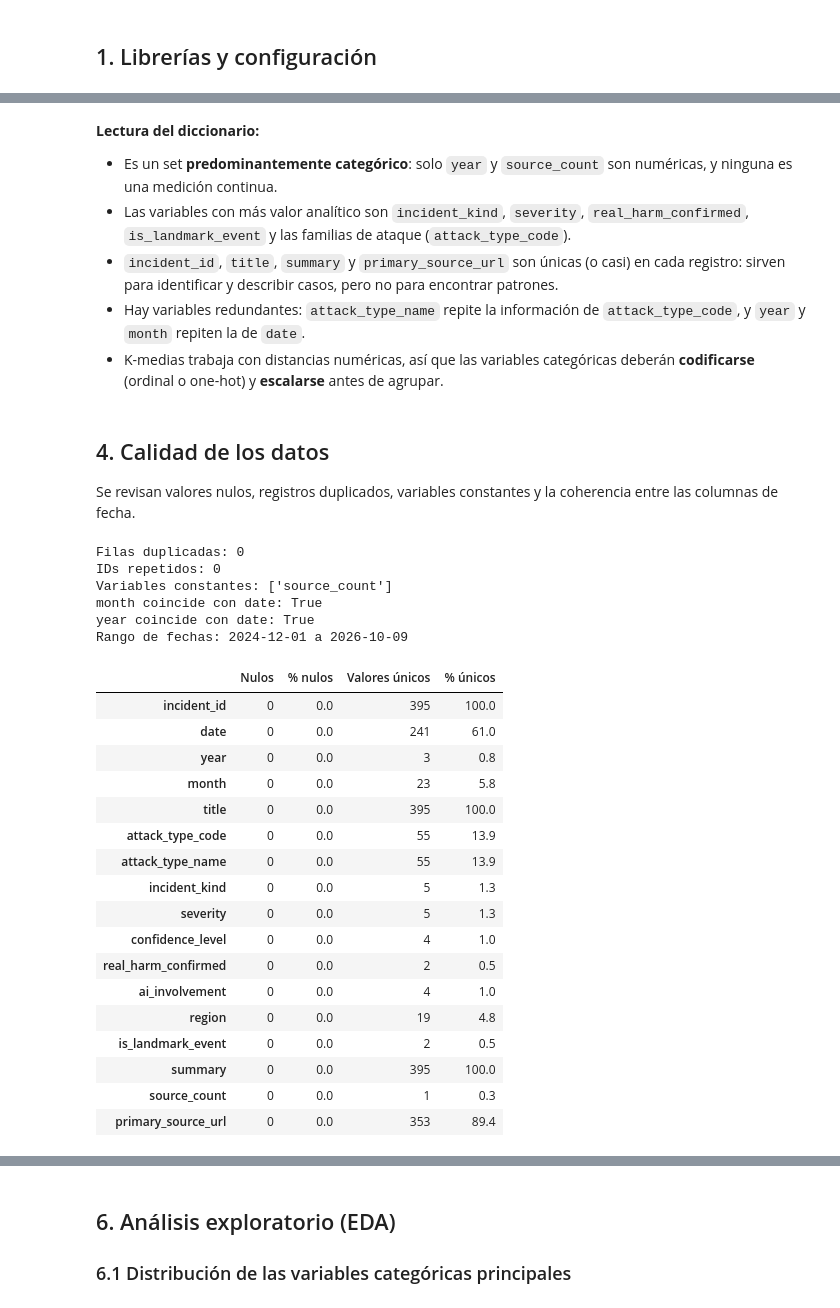
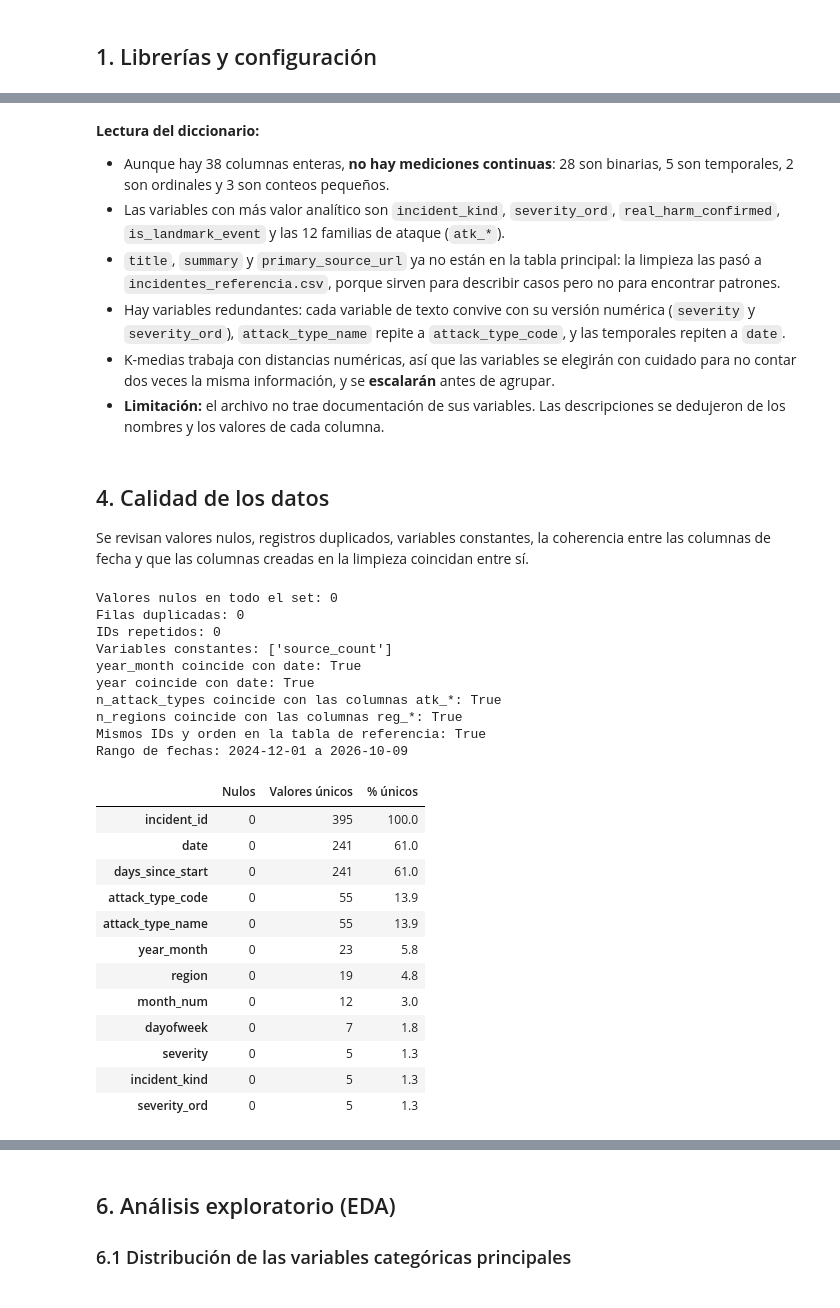
Before and after one commit to jeriel169017-a11y/Mineria-1, a Jupyter notebook: 01_Diccionario_EDA_Incidentes_IA.ipynb, the cells around one changed output, grey strips where cells are left out. Drawn from its saved outputs; the diff is of its cells as text; code cells hidden in the pictures.

```diff
--- a/01_Diccionario_EDA_Incidentes_IA.ipynb
+++ b/01_Diccionario_EDA_Incidentes_IA.ipynb
@@ -21,7 +23,7 @@ import pandas as pd
 import matplotlib.pyplot as plt
 import seaborn as sns
 
-pd.set_option("display.max_columns", 50)
+pd.set_option("display.max_columns", 60)
 pd.set_option("display.max_colwidth", 90)
 sns.set_theme(style="whitegrid", palette="deep")
 plt.rcParams["figure.dpi"] = 100
@@ -32,5 +37,7 @@ Cada fila del archivo es un **incidente, investigación, política o reporte rel
 # %%
-df = pd.read_csv("ai_agent_incidents.csv")
-print(f"Registros: {df.shape[0]}  |  Variables: {df.shape[1]}")
+df = pd.read_csv("incidentes_limpio.csv")
+referencia = pd.read_csv("incidentes_referencia.csv")
+print(f"Datos limpios: {df.shape[0]} registros y {df.shape[1]} variables")
+print(f"Referencia: {referencia.shape[0]} registros y {referencia.shape[1]} variables")
 df.head()
 # %% [output]
@@ -150,54 +186,60 @@ diccionario["Tipo estadístico"].value_counts().to_frame("Cantidad de variables"
 # %% [markdown]
 **Lectura del diccionario:**
 
-- Es un set **predominantemente categórico**: solo `year` y `source_count` son numéricas, y ninguna es una medición continua.
-- Las variables con más valor analítico son `incident_kind`, `severity`, `real_harm_confirmed`, `is_landmark_event` y las familias de ataque (`attack_type_code`).
-- `incident_id`, `title`, `summary` y `primary_source_url` son únicas (o casi) en cada registro: sirven para identificar y describir casos, pero no para encontrar patrones.
-- Hay variables redundantes: `attack_type_name` repite la información de `attack_type_code`, y `year` y `month` repiten la de `date`.
-- K-medias trabaja con distancias numéricas, así que las variables categóricas deberán **codificarse** (ordinal o one-hot) y **escalarse** antes de agrupar.
+- Aunque hay 38 columnas enteras, **no hay mediciones continuas**: 28 son binarias, 5 son temporales, 2 son ordinales y 3 son conteos pequeños.
+- Las variables con más valor analítico son `incident_kind`, `severity_ord`, `real_harm_confirmed`, `is_landmark_event` y las 12 familias de ataque (`atk_*`).
+- `title`, `summary` y `primary_source_url` ya no están en la tabla principal: la limpieza las pasó a `incidentes_referencia.csv`, porque sirven para describir casos pero no para encontrar patrones.
+- Hay variables redundantes: cada variable de texto convive con su versión numérica (`severity` y `severity_ord`), `attack_type_name` repite a `attack_type_code`, y las temporales repiten a `date`.
+- K-medias trabaja con distancias numéricas, así que las variables se elegirán con cuidado para no contar dos veces la misma información, y se **escalarán** antes de agrupar.
+- **Limitación:** el archivo no trae documentación de sus variables. Las descripciones se dedujeron de los nombres y los valores de cada columna.
 # %% [markdown]
 ## 4. Calidad de los datos
 
-Se revisan valores nulos, registros duplicados, variables constantes y la coherencia entre las columnas de fecha.
+Se revisan valores nulos, registros duplicados, variables constantes, la coherencia entre las columnas de fecha y que las columnas creadas en la limpieza coincidan entre sí.
 # %%
 calidad = pd.DataFrame({
     "Nulos": df.isna().sum(),
-    "% nulos": (df.isna().mean() * 100).round(1),
     "Valores únicos": df.nunique(),
     "% únicos": (df.nunique() / len(df) * 100).round(1),
 })
+columnas_ataque = df.columns[df.columns.str.startswith("atk_")]
+columnas_region = df.columns[df.columns.str.startswith("reg_")]
+
+print("Valores nulos en todo el set:", df.isna().sum().sum())
 print("Filas duplicadas:", df.duplicated().sum())
 print("IDs repetidos:", df["incident_id"].duplicated().sum())
 print("Variables constantes:", calidad.index[calidad["Valores únicos"] == 1].tolist())
-print("month coincide con date:", (df["date"].str[:7] == df["month"]).all())
+print("year_month coincide con date:", (df["date"].str[:7] == df["year_month"]).all())
 print("year coincide con date:", (df["date"].str[:4].astype(int) == df["year"]).all())
+print("n_attack_types coincide con las columnas atk_*:", (df[columnas_ataque].sum(axis=1) == df["n_attack_types"]).all())
+print("n_regions coincide con las columnas reg_*:", (df[columnas_region].sum(axis=1) == df["n_regions"]).all())
+print("Mismos IDs y orden en la tabla de referencia:", (df["incident_id"] == referencia["incident_id"]).all())
 print("Rango de fechas:", df["date"].min(), "a", df["date"].max())
-calidad
+calidad.sort_values("Valores únicos", ascending=False).head(12)
 # %% [output]
+Valores nulos en todo el set: 0
 Filas duplicadas: 0
 IDs repetidos: 0
 Variables constantes: ['source_count']
-month coincide con date: True
+year_month coincide con date: True
 year coincide con date: True
+n_attack_types coincide con las columnas atk_*: True
+n_regions coincide con las columnas reg_*: True
+Mismos IDs y orden en la tabla de referencia: True
 Rango de fechas: 2024-12-01 a 2026-10-09
-|  | Nulos | % nulos | Valores únicos | % únicos |
-| incident_id | 0 | 0.0 | 395 | 100.0 |
-| date | 0 | 0.0 | 241 | 61.0 |
-| year | 0 | 0.0 | 3 | 0.8 |
-| month | 0 | 0.0 | 23 | 5.8 |
-| title | 0 | 0.0 | 395 | 100.0 |
-| attack_type_code | 0 | 0.0 | 55 | 13.9 |
-| attack_type_name | 0 | 0.0 | 55 | 13.9 |
-| incident_kind | 0 | 0.0 | 5 | 1.3 |
-| severity | 0 | 0.0 | 5 | 1.3 |
-| confidence_level | 0 | 0.0 | 4 | 1.0 |
-| real_harm_confirmed | 0 | 0.0 | 2 | 0.5 |
-| ai_involvement | 0 | 0.0 | 4 | 1.0 |
-| region | 0 | 0.0 | 19 | 4.8 |
-| is_landmark_event | 0 | 0.0 | 2 | 0.5 |
-| summary | 0 | 0.0 | 395 | 100.0 |
-| source_count | 0 | 0.0 | 1 | 0.3 |
-| primary_source_url | 0 | 0.0 | 353 | 89.4 |
+|  | Nulos | Valores únicos | % únicos |
+| incident_id | 0 | 395 | 100.0 |
+| date | 0 | 241 | 61.0 |
+| days_since_start | 0 | 241 | 61.0 |
+| attack_type_code | 0 | 55 | 13.9 |
+| attack_type_name | 0 | 55 | 13.9 |
+| year_month | 0 | 23 | 5.8 |
+| region | 0 | 19 | 4.8 |
+| month_num | 0 | 12 | 3.0 |
+| dayofweek | 0 | 7 | 1.8 |
+| severity | 0 | 5 | 1.3 |
+| incident_kind | 0 | 5 | 1.3 |
+| severity_ord | 0 | 5 | 1.3 |
 # %% [markdown]
 **Interpretación:**
 
```
Also changed, not shown: parts of 27 cells of this notebook, 6 other files.
